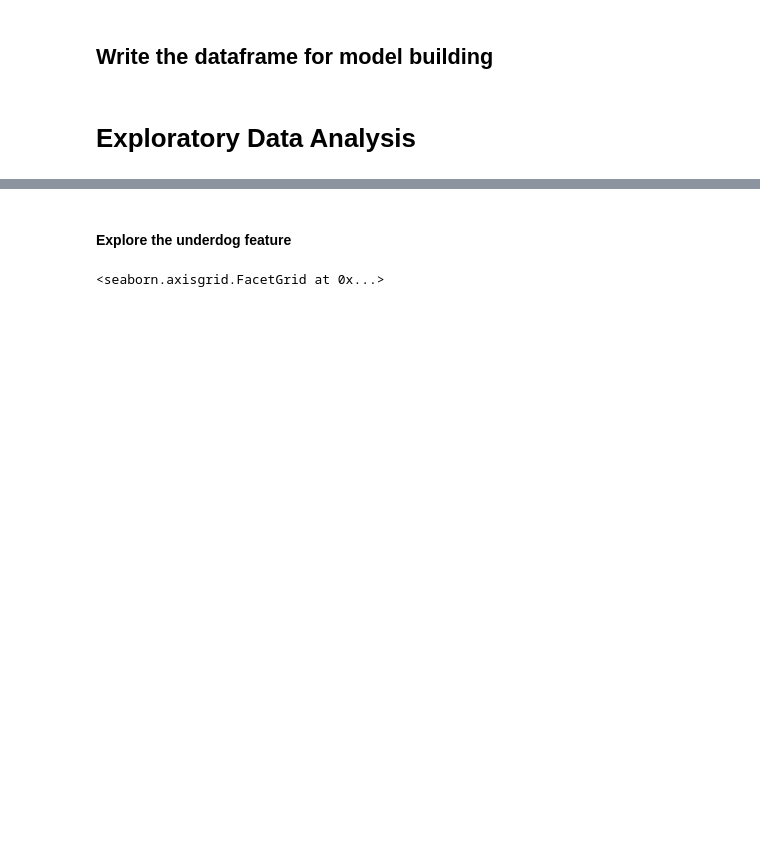
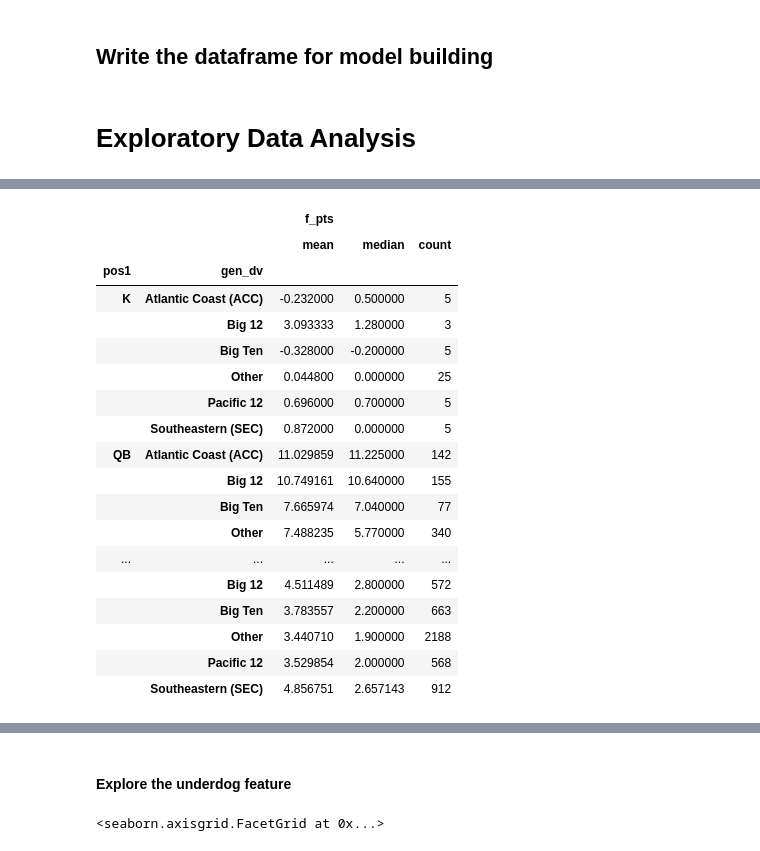
Before and after one commit to jchristo12/fantasy_football, a Jupyter notebook: analysis/feature_analysis.ipynb, the cells around one changed output, grey strips where cells are left out. Saved outputs shown, nothing was run; the diff lists cells and outputs as text; code cells hidden in the pictures; blank space fills up the shorter version.

```diff
--- a/analysis/feature_analysis.ipynb
+++ b/analysis/feature_analysis.ipynb
@@ -489 +488,24 @@ See the caveats in the documentation: http://pandas.pydata.org/pandas-docs/stabl
+# %%
+#summary statistics of rookies by position and conference
+df_eda[df_eda['exp']==1].groupby(by=['pos1', 'gen_dv']).agg({'f_pts': ['mean', 'median', 'count']})
+# %% [output]
+|  |  | f_pts |  |  |
+|  |  | mean | median | count |
+| pos1 | gen_dv |  |  |  |
+| K | Atlantic Coast (ACC) | -0.232000 | 0.500000 | 5 |
+|  | Big 12 | 3.093333 | 1.280000 | 3 |
+|  | Big Ten | -0.328000 | -0.200000 | 5 |
+|  | Other | 0.044800 | 0.000000 | 25 |
+|  | Pacific 12 | 0.696000 | 0.700000 | 5 |
+|  | Southeastern (SEC) | 0.872000 | 0.000000 | 5 |
+| QB | Atlantic Coast (ACC) | 11.029859 | 11.225000 | 142 |
+|  | Big 12 | 10.749161 | 10.640000 | 155 |
+|  | Big Ten | 7.665974 | 7.040000 | 77 |
+|  | Other | 7.488235 | 5.770000 | 340 |
+| ... | ... | ... | ... | ... |
+|  | Big 12 | 4.511489 | 2.800000 | 572 |
+|  | Big Ten | 3.783557 | 2.200000 | 663 |
+|  | Other | 3.440710 | 1.900000 | 2188 |
+|  | Pacific 12 | 3.529854 | 2.000000 | 568 |
+|  | Southeastern (SEC) | 4.856751 | 2.657143 | 912 |
 # %%
```
Also changed, not shown: parts of 17 cells of this notebook, 1 other file.
